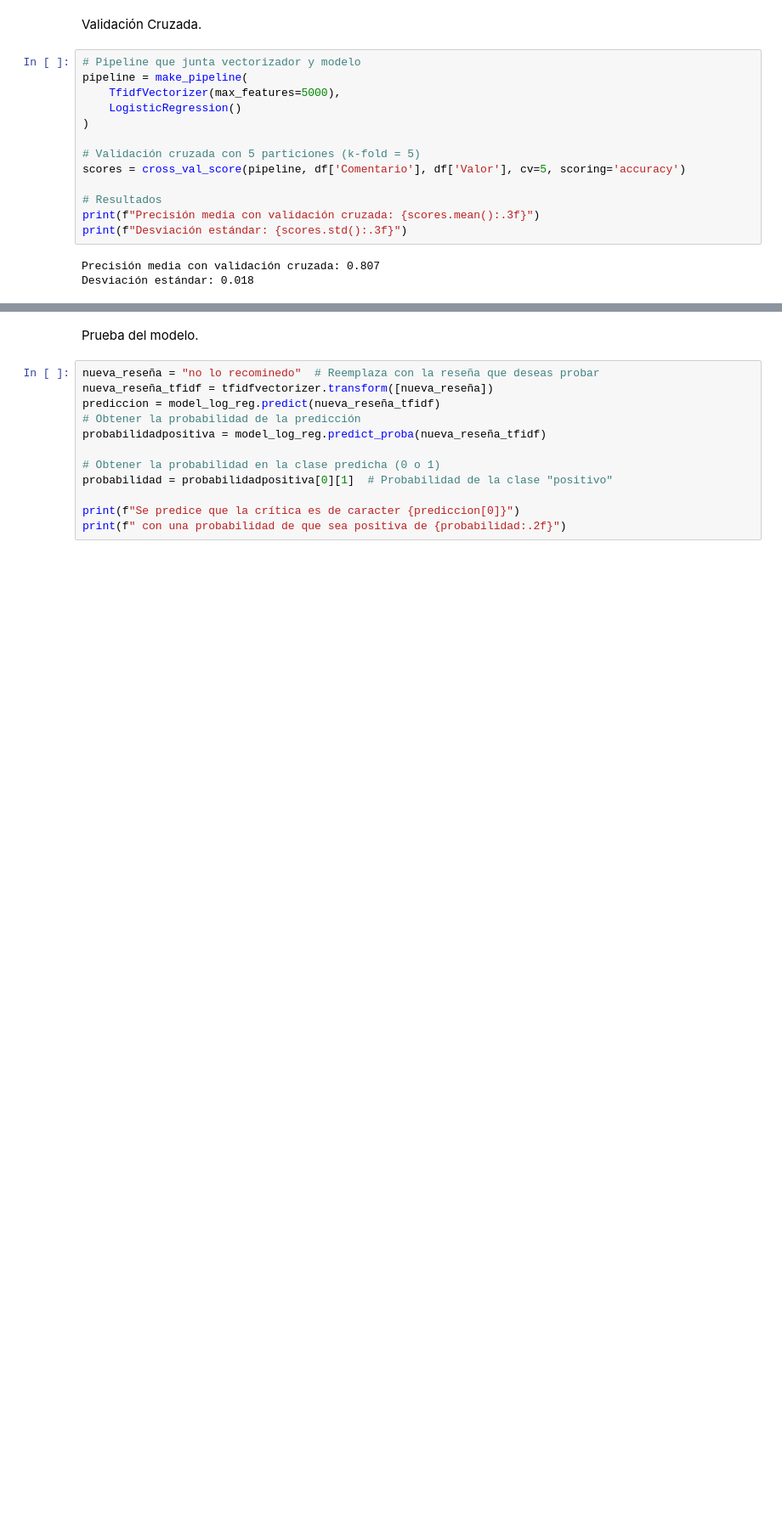
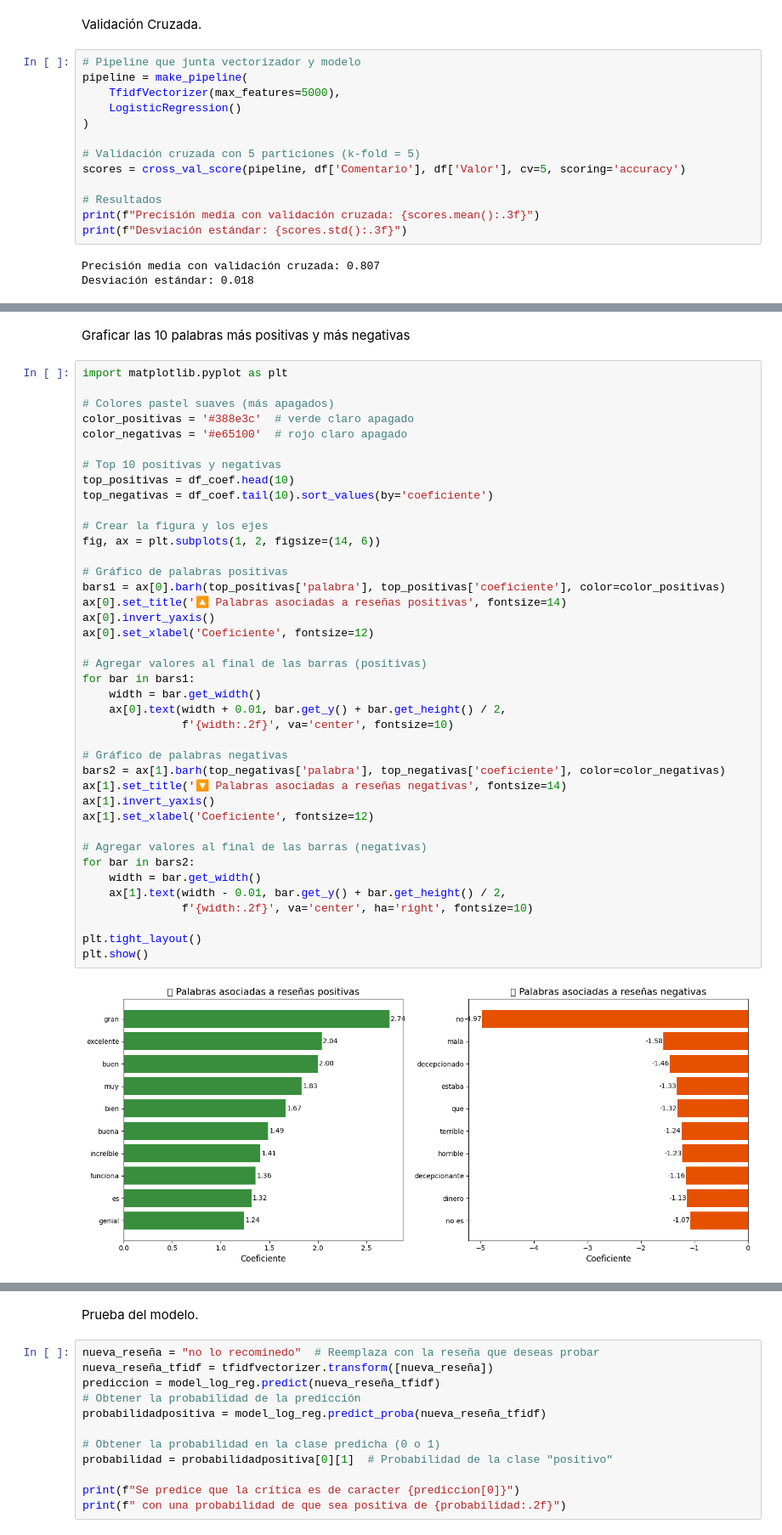
Before and after one commit to Leucocitokiller/Proyecto-Fina-NLP, a Jupyter notebook: Proyecto_final_NLP_Redes_Neuronales_Libenson.ipynb, the cells around one changed output, grey strips where cells are left out. Shown at 85% size. Cells and saved outputs as stored; diff of their text form; blank space fills up the shorter version.

```diff
--- a/Proyecto_final_NLP_Redes_Neuronales_Libenson.ipynb
+++ b/Proyecto_final_NLP_Redes_Neuronales_Libenson.ipynb
@@ -708,0 +750,44 @@ Desviación estándar: 0.018
+# %% [markdown]
+Graficar las 10 palabras más positivas y más negativas
+# %%
+import matplotlib.pyplot as plt
+
+# Colores pastel suaves (más apagados)
+color_positivas = '#388e3c'  # verde claro apagado
+color_negativas = '#e65100'  # rojo claro apagado
+
+# Top 10 positivas y negativas
+top_positivas = df_coef.head(10)
+top_negativas = df_coef.tail(10).sort_values(by='coeficiente')
+
+# Crear la figura y los ejes
+fig, ax = plt.subplots(1, 2, figsize=(14, 6))
+
+# Gráfico de palabras positivas
+bars1 = ax[0].barh(top_positivas['palabra'], top_positivas['coeficiente'], color=color_positivas)
+ax[0].set_title('🔼 Palabras asociadas a reseñas positivas', fontsize=14)
+ax[0].invert_yaxis()
+ax[0].set_xlabel('Coeficiente', fontsize=12)
+
+# Agregar valores al final de las barras (positivas)
+for bar in bars1:
+    width = bar.get_width()
+    ax[0].text(width + 0.01, bar.get_y() + bar.get_height() / 2,
+               f'{width:.2f}', va='center', fontsize=10)
+
+# Gráfico de palabras negativas
+bars2 = ax[1].barh(top_negativas['palabra'], top_negativas['coeficiente'], color=color_negativas)
+ax[1].set_title('🔽 Palabras asociadas a reseñas negativas', fontsize=14)
+ax[1].invert_yaxis()
+ax[1].set_xlabel('Coeficiente', fontsize=12)
+
+# Agregar valores al final de las barras (negativas)
+for bar in bars2:
+    width = bar.get_width()
+    ax[1].text(width - 0.01, bar.get_y() + bar.get_height() / 2,
+               f'{width:.2f}', va='center', ha='right', fontsize=10)
+
+plt.tight_layout()
+plt.show()
+# %% [output]
+[figure, added]
```
Also changed, not shown: parts of 3 cells of this notebook.
